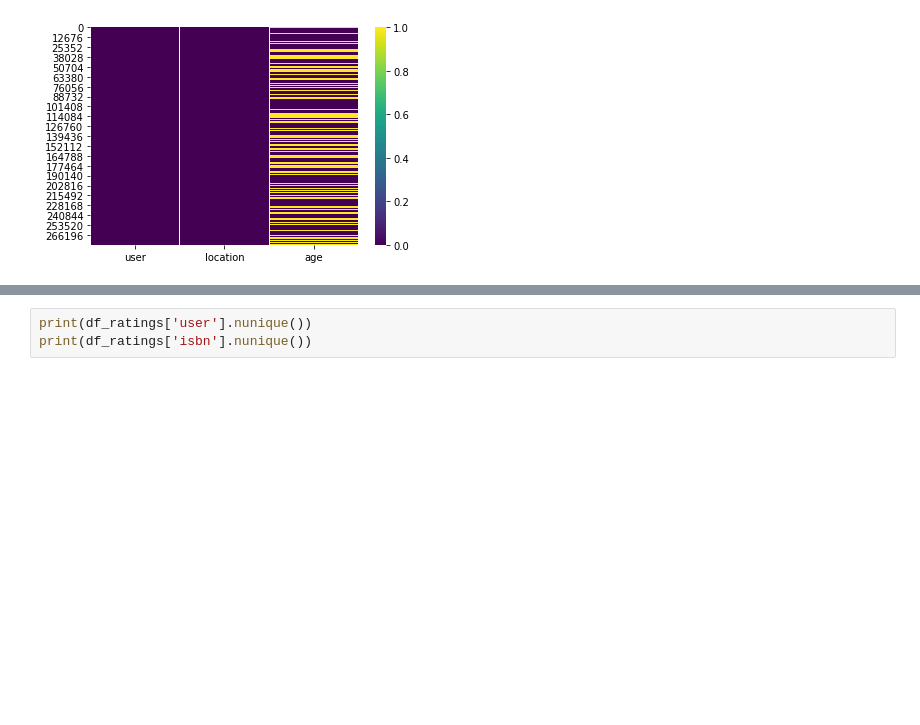
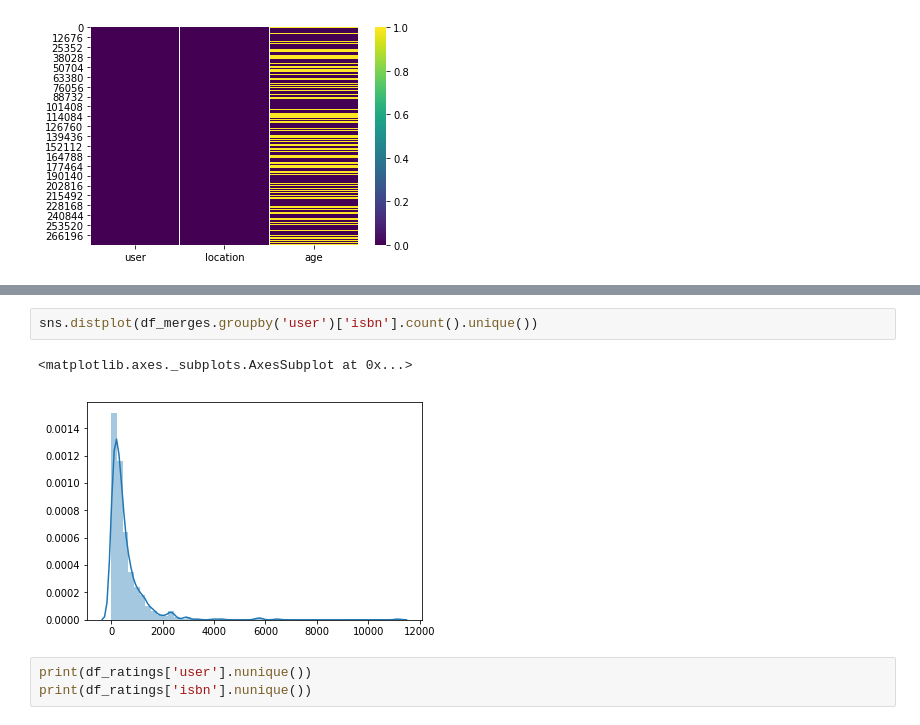
Before and after one commit to ohjho/recommendation_system, a Jupyter notebook: EDA.ipynb, the cells around one changed output, grey strips where cells are left out. Saved outputs shown, nothing was run; the diff lists cells and outputs as text; blank space fills up the shorter version.

```diff
--- a/EDA.ipynb
+++ b/EDA.ipynb
@@ -481,3 +853,8 @@ sns.heatmap(df_users.isnull(),cmap='viridis')
+# %%
+sns.distplot(df_merges.groupby('user')['isbn'].count().unique())
+# %% [output]
+<matplotlib.axes._subplots.AxesSubplot at 0x...>
+[figure, added]
 # %%
 print(df_ratings['user'].nunique())
 print(df_ratings['isbn'].nunique())
```
Also changed, not shown: parts of 42 cells of this notebook.
